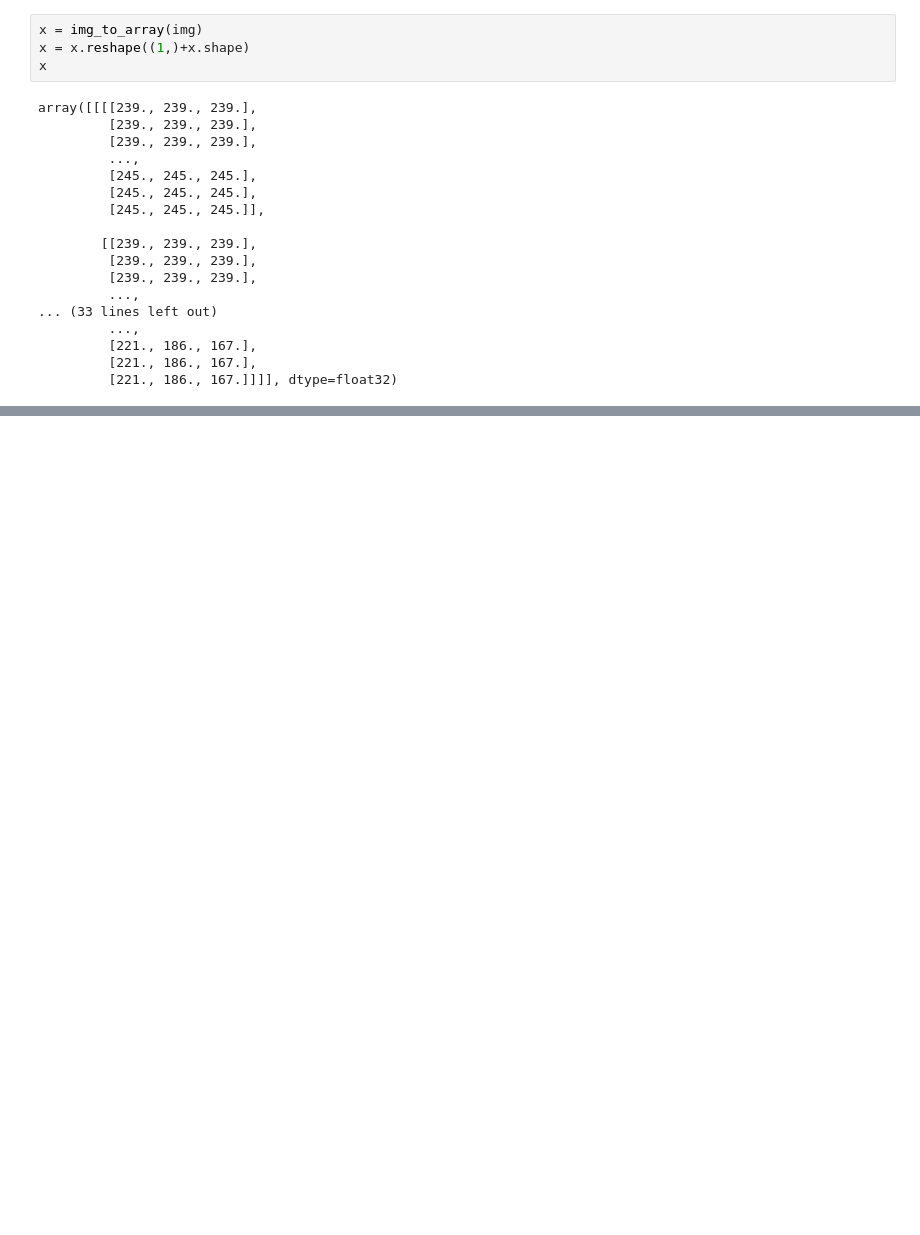
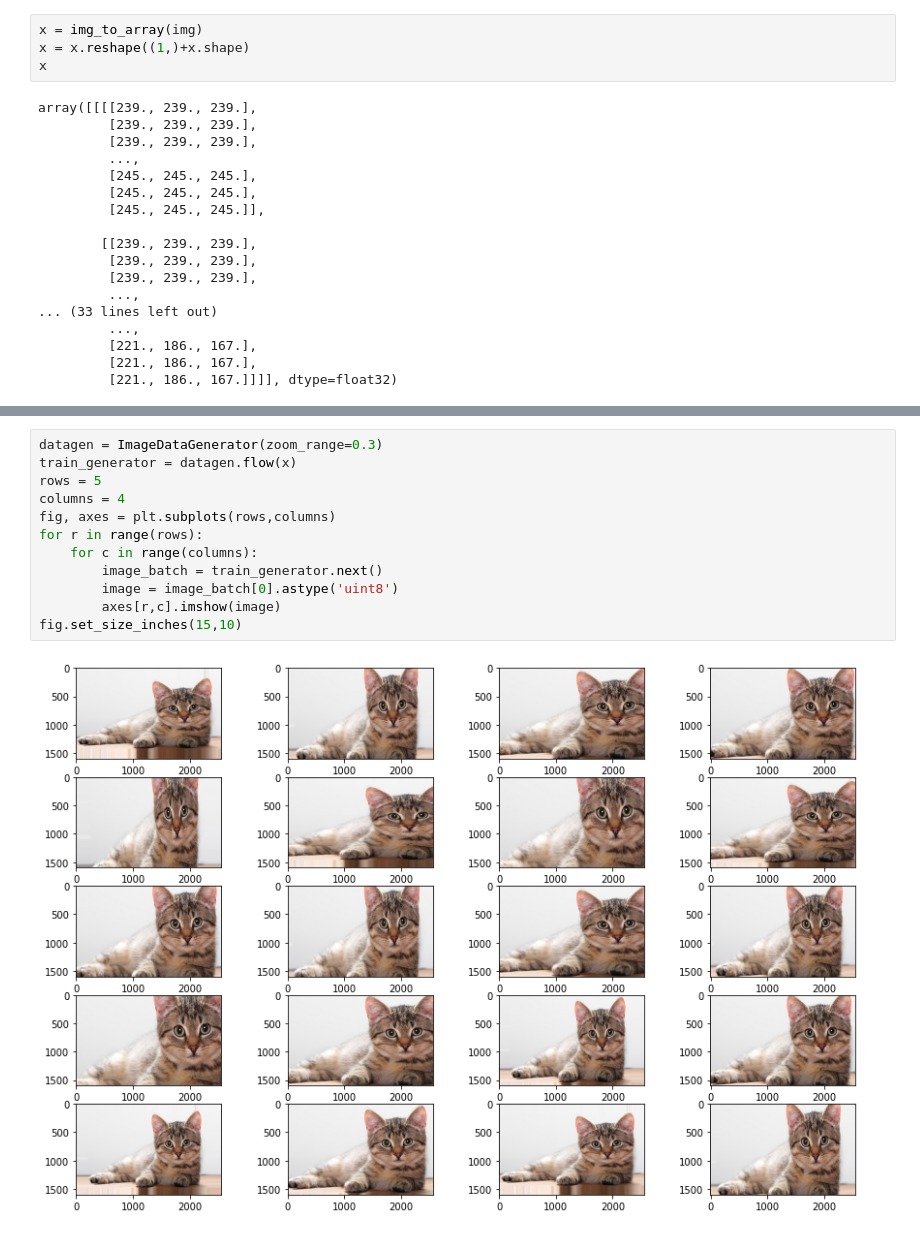
Before and after one commit to khareyash05/Dog-Cat, a Jupyter notebook: datapreprocessing.ipynb, the cells around one changed output, grey strips where cells are left out. Cells and saved outputs as stored; diff of their text form; blank space fills up the shorter version.

```diff
--- a/datapreprocessing.ipynb
+++ b/datapreprocessing.ipynb
@@ -63,0 +64,14 @@ fig.set_size_inches(15,10)
+# %%
+datagen = ImageDataGenerator(zoom_range=0.3)
+train_generator = datagen.flow(x)
+rows = 5
+columns = 4
+fig, axes = plt.subplots(rows,columns)
+for r in range(rows):
+    for c in range(columns):
+        image_batch = train_generator.next()
+        image = image_batch[0].astype('uint8')
+        axes[r,c].imshow(image)
+fig.set_size_inches(15,10)
+# %% [output]
+[figure, added]
```
Also changed, not shown: parts of 3 cells of this notebook, 2 other files.
